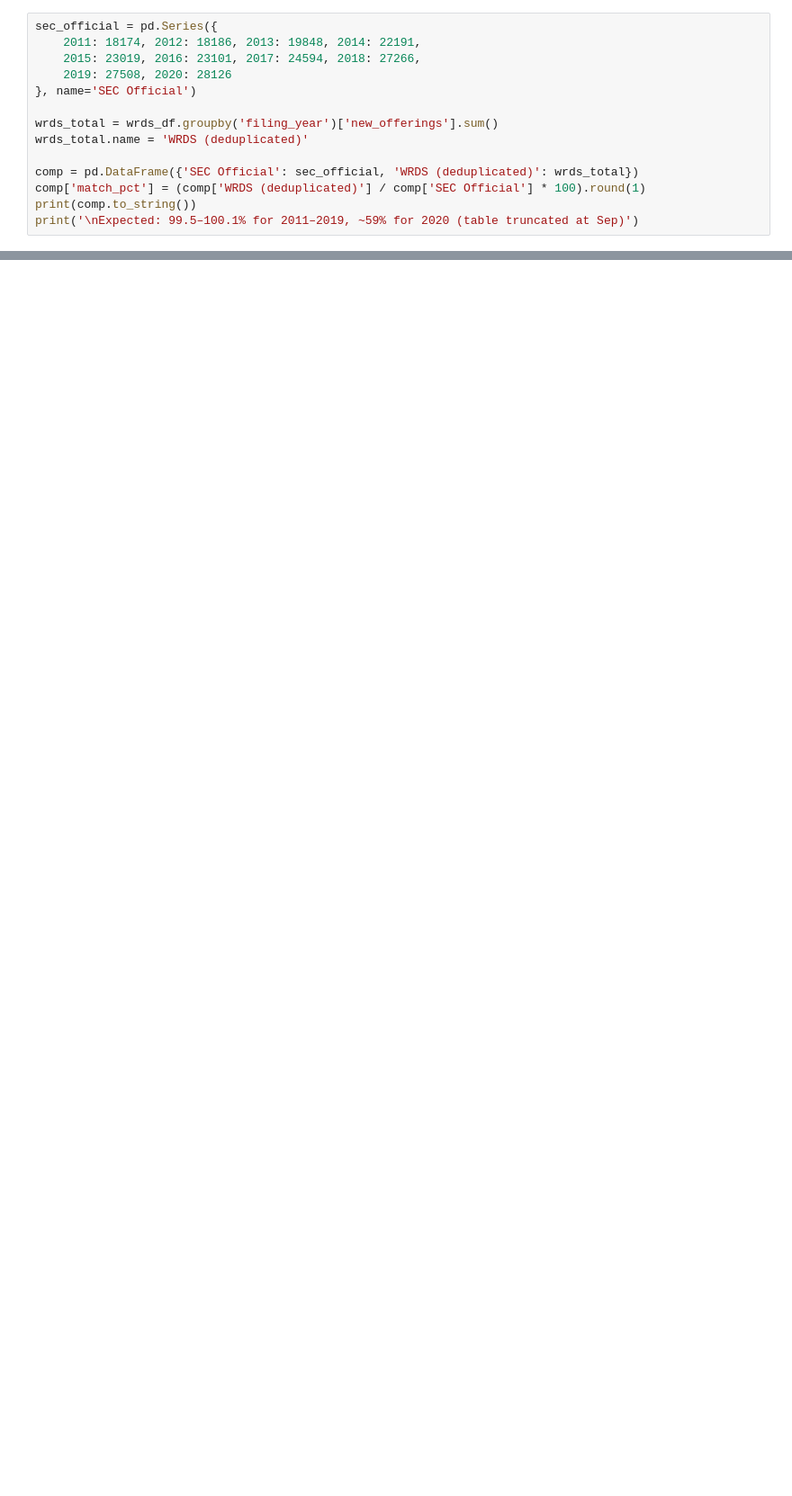
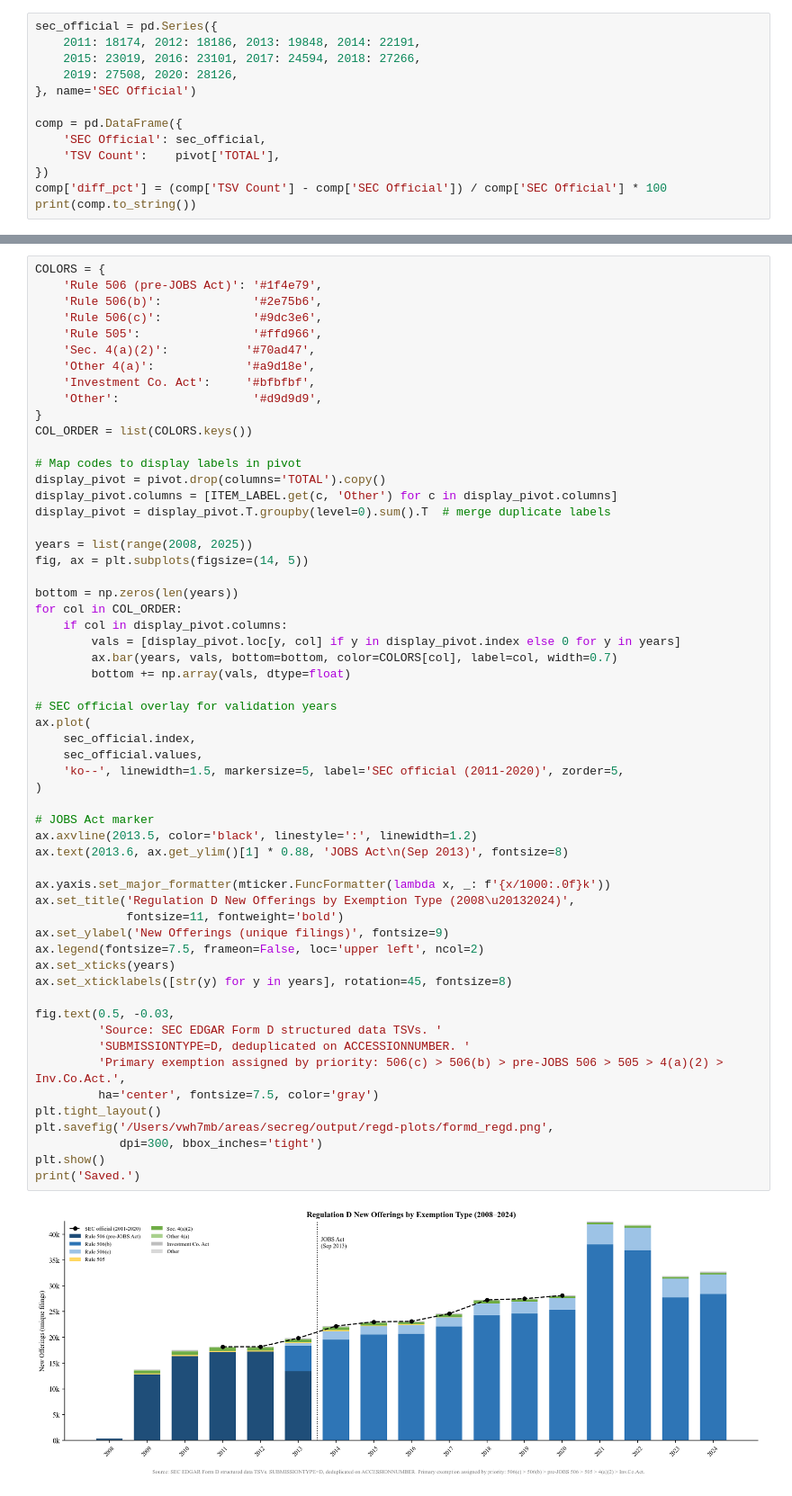
Before and after one commit to edwinhu/claude-plugins, a Jupyter notebook: skills/wrds/examples/formd_regd.ipynb, the cells around one changed output, grey strips where cells are left out. Shown at 90% size. Saved outputs shown, nothing was run; the diff lists cells and outputs as text; blank space fills up the shorter version.

```diff
--- a/skills/wrds/examples/formd_regd.ipynb
+++ b/skills/wrds/examples/formd_regd.ipynb
@@ -157,14 +220,13 @@ SEC official counts come from EDGAR quarterly Form D TSV files (downloaded direc
 sec_official = pd.Series({
     2011: 18174, 2012: 18186, 2013: 19848, 2014: 22191,
     2015: 23019, 2016: 23101, 2017: 24594, 2018: 27266,
-    2019: 27508, 2020: 28126
+    2019: 27508, 2020: 28126,
 }, name='SEC Official')
 
-wrds_total = wrds_df.groupby('filing_year')['new_offerings'].sum()
-wrds_total.name = 'WRDS (deduplicated)'
-
-comp = pd.DataFrame({'SEC Official': sec_official, 'WRDS (deduplicated)': wrds_total})
-comp['match_pct'] = (comp['WRDS (deduplicated)'] / comp['SEC Official'] * 100).round(1)
+comp = pd.DataFrame({
+    'SEC Official': sec_official,
+    'TSV Count':    pivot['TOTAL'],
+})
+comp['diff_pct'] = (comp['TSV Count'] - comp['SEC Official']) / comp['SEC Official'] * 100
 print(comp.to_string())
-print('\nExpected: 99.5–100.1% for 2011–2019, ~59% for 2020 (table truncated at Sep)')
 # %% [output]
@@ -341,0 +253,59 @@ Saved to output/regd-plots/
+# %%
+COLORS = {
+    'Rule 506 (pre-JOBS Act)': '#1f4e79',
+    'Rule 506(b)':             '#2e75b6',
+    'Rule 506(c)':             '#9dc3e6',
+    'Rule 505':                '#ffd966',
+    'Sec. 4(a)(2)':           '#70ad47',
+    'Other 4(a)':             '#a9d18e',
+    'Investment Co. Act':     '#bfbfbf',
+    'Other':                   '#d9d9d9',
+}
+COL_ORDER = list(COLORS.keys())
+
+# Map codes to display labels in pivot
+display_pivot = pivot.drop(columns='TOTAL').copy()
+display_pivot.columns = [ITEM_LABEL.get(c, 'Other') for c in display_pivot.columns]
+display_pivot = display_pivot.T.groupby(level=0).sum().T  # merge duplicate labels
+
+years = list(range(2008, 2025))
+fig, ax = plt.subplots(figsize=(14, 5))
+
+bottom = np.zeros(len(years))
+for col in COL_ORDER:
+    if col in display_pivot.columns:
+        vals = [display_pivot.loc[y, col] if y in display_pivot.index else 0 for y in years]
+        ax.bar(years, vals, bottom=bottom, color=COLORS[col], label=col, width=0.7)
+        bottom += np.array(vals, dtype=float)
+
+# SEC official overlay for validation years
+ax.plot(
+    sec_official.index,
+    sec_official.values,
+    'ko--', linewidth=1.5, markersize=5, label='SEC official (2011-2020)', zorder=5,
+)
+
+# JOBS Act marker
+ax.axvline(2013.5, color='black', linestyle=':', linewidth=1.2)
+ax.text(2013.6, ax.get_ylim()[1] * 0.88, 'JOBS Act\n(Sep 2013)', fontsize=8)
+
+ax.yaxis.set_major_formatter(mticker.FuncFormatter(lambda x, _: f'{x/1000:.0f}k'))
+ax.set_title('Regulation D New Offerings by Exemption Type (2008\u20132024)',
+             fontsize=11, fontweight='bold')
+ax.set_ylabel('New Offerings (unique filings)', fontsize=9)
+ax.legend(fontsize=7.5, frameon=False, loc='upper left', ncol=2)
+ax.set_xticks(years)
+ax.set_xticklabels([str(y) for y in years], rotation=45, fontsize=8)
+
+fig.text(0.5, -0.03,
+         'Source: SEC EDGAR Form D structured data TSVs. '
+         'SUBMISSIONTYPE=D, deduplicated on ACCESSIONNUMBER. '
+         'Primary exemption assigned by priority: 506(c) > 506(b) > pre-JOBS 506 > 505 > 4(a)(2) > Inv.Co.Act.',
+         ha='center', fontsize=7.5, color='gray')
+plt.tight_layout()
+plt.savefig('/Users/vwh7mb/areas/secreg/output/regd-plots/formd_regd.png',
+            dpi=300, bbox_inches='tight')
+plt.show()
+print('Saved.')
+# %% [output]
+[figure, added]
```
Also changed, not shown: parts of 21 cells of this notebook.
